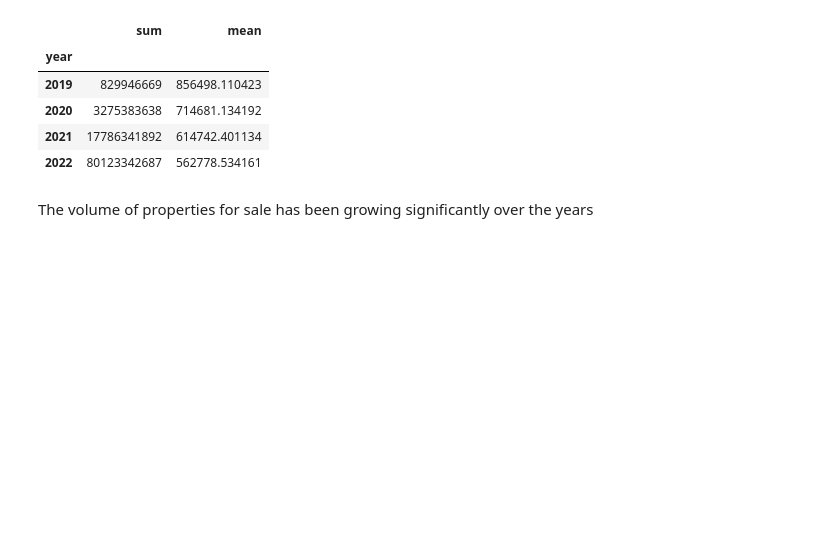
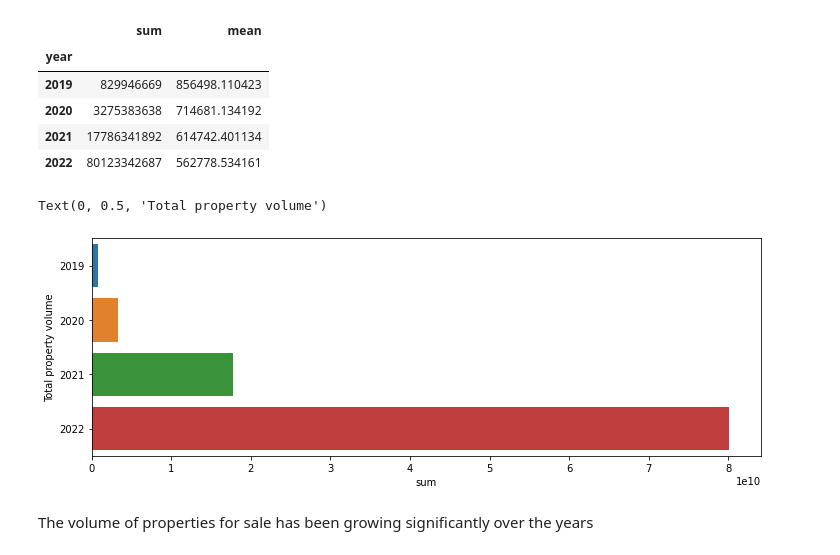
Before and after one commit to Omotade-MY/Omotde, a Jupyter notebook: exploratory-data-analysis.ipynb, the cells around one changed output. Cells and saved outputs as stored; diff of their text form; code cells hidden in the pictures; blank space fills up the shorter version.

```diff
--- a/exploratory-data-analysis.ipynb
+++ b/exploratory-data-analysis.ipynb
@@ -290,7 +290,11 @@ temp_info
 | 2021 | 17786341892 | 614742.401134 |
 | 2022 | 80123342687 | 562778.534161 |
 # %%
-sns.barplot(x=temp_info.index, y=temp_info['sum'], orient = True)
+plt.figure(figsize=(12,4))
+sns.barplot(y=temp_info.index, x=temp_info['sum'], orient = 'h', )
+# %% [output]
+Text(0, 0.5, 'Total property volume')
+[figure, added]
 # %% [markdown]
 The volume of properties for sale has been growing significantly over the years
 # %% [markdown]
```
Also changed, not shown: parts of 16 cells of this notebook.
